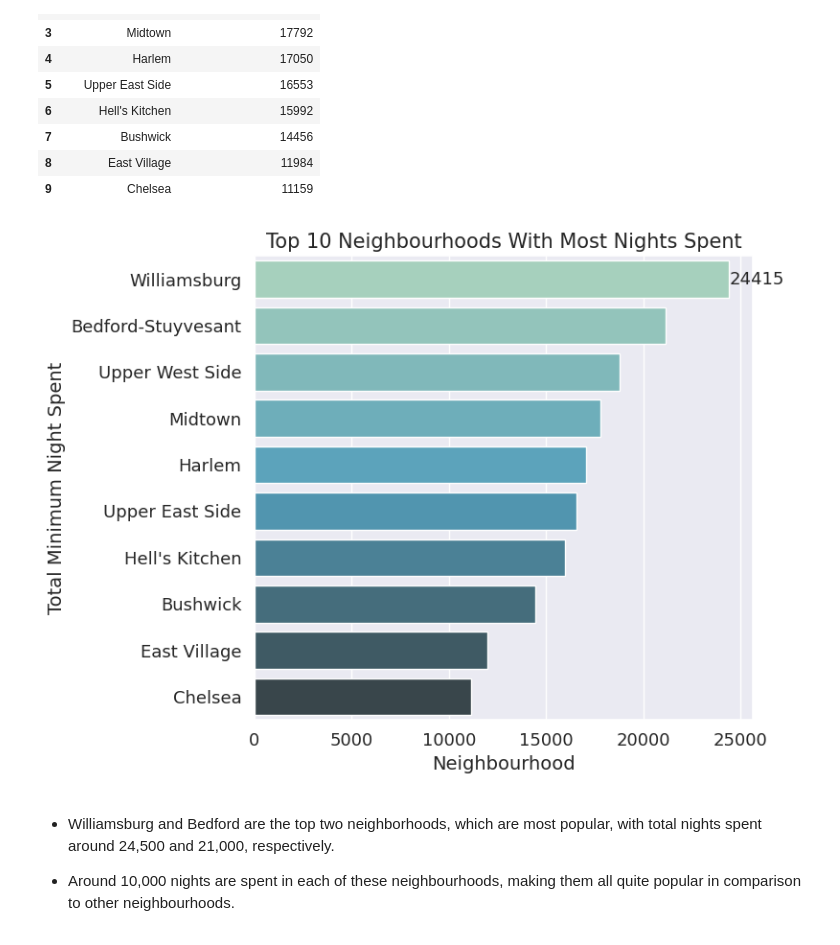
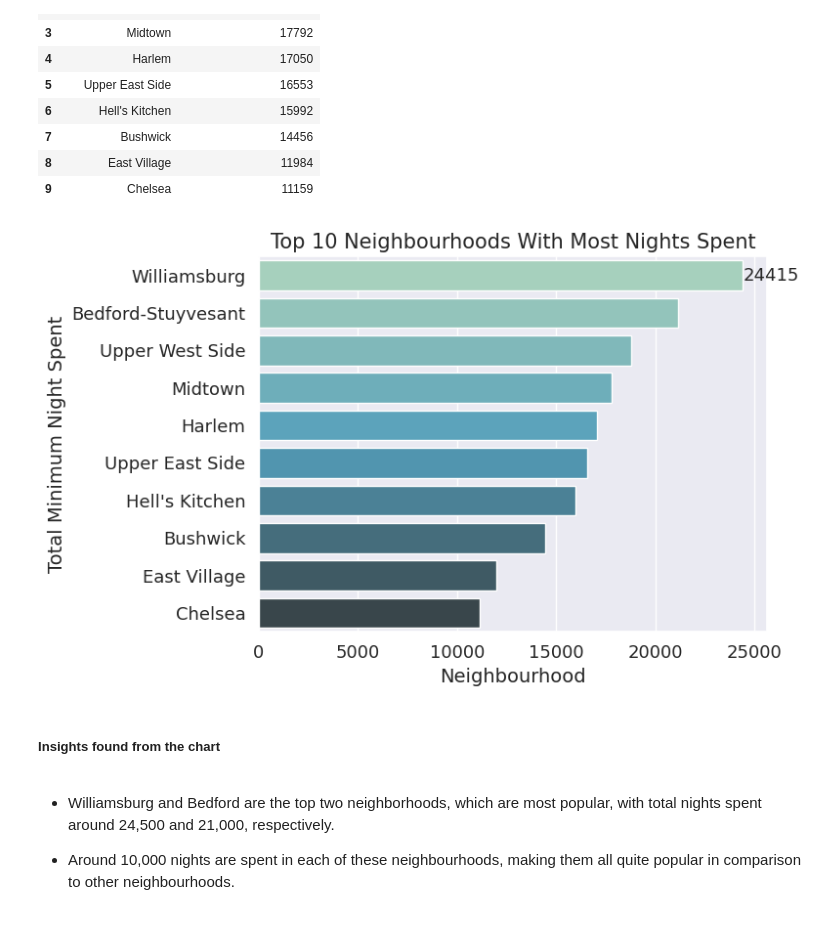
Before and after one commit to abhijain1216/AirBnb-Bookings-Analysis-EDA-project, a Jupyter notebook: AirBnb_Bookings_Analysis_EDA_pyhton_Project.ipynb, the cells around one changed output. Cells and saved outputs as stored; diff of their text form; code cells hidden in the pictures.

```diff
--- a/AirBnb_Bookings_Analysis_EDA_pyhton_Project.ipynb
+++ b/AirBnb_Bookings_Analysis_EDA_pyhton_Project.ipynb
@@ -734,18 +736,20 @@ df1[:10]
 # %%
 # Visualization
 
-plt.figure(figsize = (8,6))
+plt.figure(figsize = (8,5))
 plot = sns.barplot(data = df1[:10],y = 'neighbourhood',x = 'total_minimum_nights',palette = 'GnBu_d')
 plt.bar_label(plot.containers[0], label_type='edge',fontsize=13)
 plt.title('Top 10 Neighbourhoods With Most Nights Spent',fontsize=15)
 plt.xlabel('Neighbourhood',fontsize=14)
 plt.ylabel('Total Minimum Night Spent',fontsize=14)
 plt.xticks(fontsize = 13)
 plt.yticks(fontsize = 13)
 plt.tight_layout()
 plt.show()
 # %% [output]
-[figure, old version]
+[figure, new version]
+# %% [markdown]
+##### Insights found from the chart
 # %% [markdown]
 * Williamsburg and Bedford are the top two neighborhoods, which are most popular, with total nights spent around 24,500 and 21,000, respectively.
 
```
Also changed, not shown: parts of 28 cells of this notebook.
